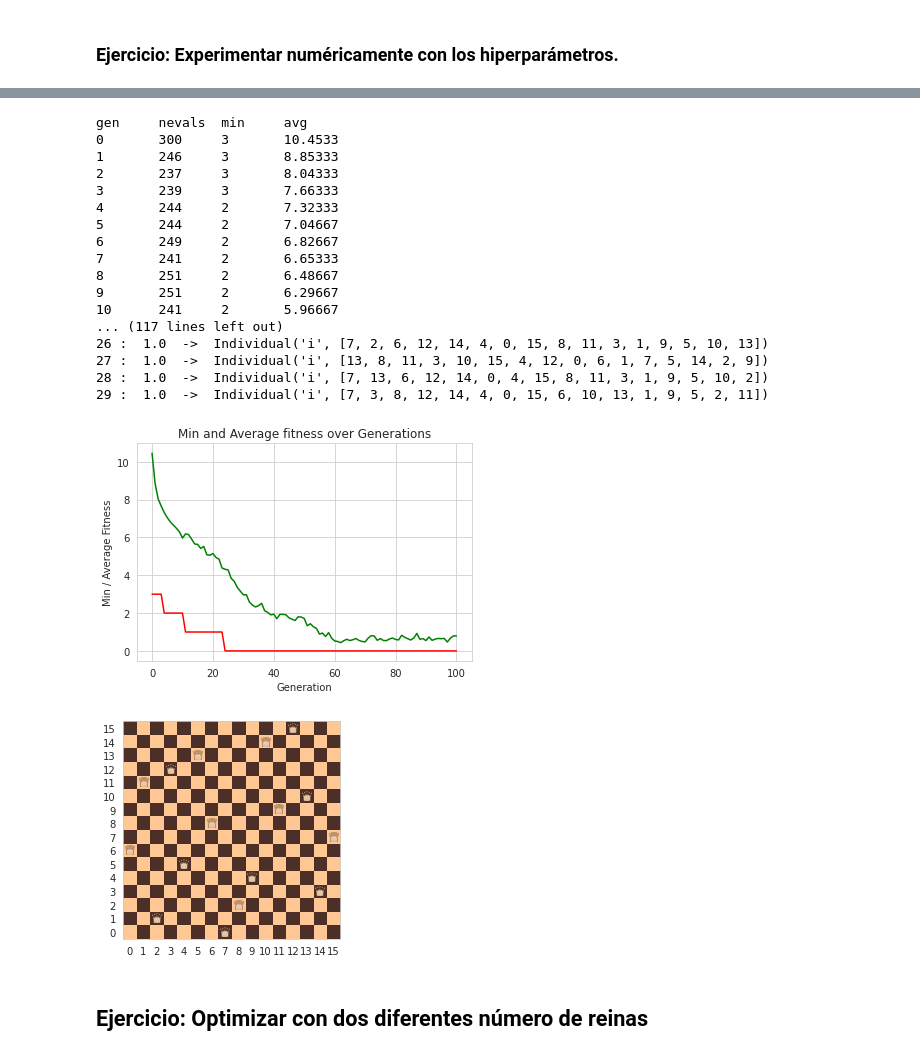
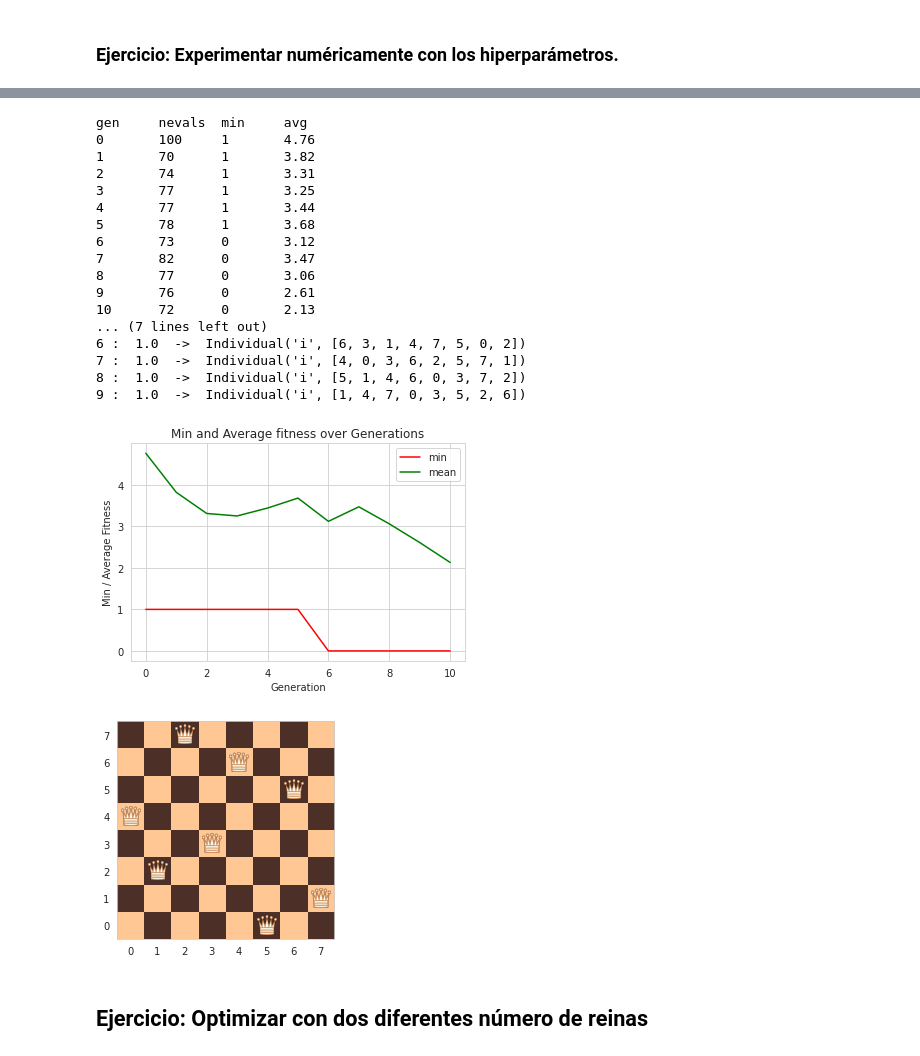
Before and after one commit to igomezv/ComputoEvolutivo, a Jupyter notebook: 6_4_DEAP.ipynb, the cells around one changed output, grey strips where cells are left out. Drawn from its saved outputs; the diff is of its cells as text; code cells hidden in the pictures.

```diff
--- a/6_4_DEAP.ipynb
+++ b/6_4_DEAP.ipynb
@@ -282,10 +282,10 @@ class NQueensProblem:
 ONE_MAX_LENGTH = 100  # length of bit string to be optimized
 
 # Genetic Algorithm constants:
-POPULATION_SIZE = 200
+POPULATION_SIZE = 100
 P_CROSSOVER = 0.9  # probability for crossover
 P_MUTATION = 0.1   # probability for mutating an individual
-MAX_GENERATIONS = 50
+MAX_GENERATIONS = 20
 
 
 # set the random seed:
@@ -352,11 +352,12 @@ def main():
 
     # plot statistics:
     sns.set_style("whitegrid")
-    plt.plot(maxFitnessValues, color='red')
-    plt.plot(meanFitnessValues, color='green')
+    plt.plot(maxFitnessValues, color='red', label='max')
+    plt.plot(meanFitnessValues, color='green', label='mean')
     plt.xlabel('Generation')
     plt.ylabel('Max / Average Fitness')
     plt.title('Max and Average Fitness over Generations')
+    plt.legend()
     plt.show()
 
 
@@ -386,10 +389,10 @@ gen     nevals  max     avg
 ONE_MAX_LENGTH = 100  # length of bit string to be optimized
 
 # Genetic Algorithm constants:
-POPULATION_SIZE = 200
+POPULATION_SIZE = 100
 P_CROSSOVER = 0.9  # probability for crossover
 P_MUTATION = 0.1   # probability for mutating an individual
-MAX_GENERATIONS = 50
+MAX_GENERATIONS = 20
 HALL_OF_FAME_SIZE = 10
 
 
@@ -516,10 +519,10 @@ import seaborn as sns
 knapsack = Knapsack01Problem(maxcapacity=500)
 
 # Genetic Algorithm constants:
-POPULATION_SIZE = 50
-P_CROSSOVER = 0.9  # probability for crossover
-P_MUTATION = 0.1   # probability for mutating an individual
-MAX_GENERATIONS = 50
+POPULATION_SIZE = 20
+P_CROSSOVER = 0.8 # probability for crossover
+P_MUTATION = 0.05 # probability for mutating an individual
+MAX_GENERATIONS = 100
 HALL_OF_FAME_SIZE = 1
 
 
@@ -647,13 +650,13 @@ import seaborn as sns
 
 
 # problem constants:
-NUM_OF_QUEENS = 16
+NUM_OF_QUEENS = 8
 
 # Genetic Algorithm constants:
-POPULATION_SIZE = 300
-MAX_GENERATIONS = 100
-HALL_OF_FAME_SIZE = 30
-P_CROSSOVER = 0.9  # probability for crossover
+POPULATION_SIZE = 100
+MAX_GENERATIONS = 10
+HALL_OF_FAME_SIZE = 10
+P_CROSSOVER = 0.8  # probability for crossover
 P_MUTATION = 0.1   # probability for mutating an individual
 
 # set the random seed for repeatable results
@@ -711,53 +714,54 @@ def main():
 
     # perform the Genetic Algorithm flow with hof feature added:
     population, logbook = elitism(population, toolbox, cxpb=P_CROSSOVER, mutpb=P_MUTATION,
                                               ngen=MAX_GENERATIONS, stats=stats, halloffame=hof, verbose=True)
 
     # print hall of fame members info:
     print("- Best solutions are:")
     for i in range(HALL_OF_FAME_SIZE):
         print(i, ": ", hof.items[i].fitness.values[0], " -> ", hof.items[i])
 
     # plot statistics:
     minFitnessValues, meanFitnessValues = logbook.select("min", "avg")
     plt.figure(1)
     sns.set_style("whitegrid")
-    plt.plot(minFitnessValues, color='red')
-    plt.plot(meanFitnessValues, color='green')
+    plt.plot(minFitnessValues, color='red', label='min')
+    plt.plot(meanFitnessValues, color='green', label='mean')
     plt.xlabel('Generation')
     plt.ylabel('Min / Average Fitness')
     plt.title('Min and Average fitness over Generations')
+    plt.legend()
 
     # plot best solution:
     sns.set_style("whitegrid", {'axes.grid' : False})
     nQueens.plotBoard(hof.items[0])
 
     # show both plots:
     plt.show()
 
 
 if __name__ == "__main__":
     main()
 # %% [output]
 gen     nevals  min     avg
-0       300     3       10.4533
-1       246     3       8.85333
-2       237     3       8.04333
-3       239     3       7.66333
-4       244     2       7.32333
-5       244     2       7.04667
-6       249     2       6.82667
-7       241     2       6.65333
-8       251     2       6.48667
-9       251     2       6.29667
-10      241     2       5.96667
-... (117 lines left out)
-26 :  1.0  ->  Individual('i', [7, 2, 6, 12, 14, 4, 0, 15, 8, 11, 3, 1, 9, 5, 10, 13])
-27 :  1.0  ->  Individual('i', [13, 8, 11, 3, 10, 15, 4, 12, 0, 6, 1, 7, 5, 14, 2, 9])
-28 :  1.0  ->  Individual('i', [7, 13, 6, 12, 14, 0, 4, 15, 8, 11, 3, 1, 9, 5, 10, 2])
-29 :  1.0  ->  Individual('i', [7, 3, 8, 12, 14, 4, 0, 15, 6, 10, 13, 1, 9, 5, 2, 11])
+0       100     1       4.76
+1       70      1       3.82
+2       74      1       3.31
+3       77      1       3.25
+4       77      1       3.44
+5       78      1       3.68
+6       73      0       3.12
+7       82      0       3.47
+8       77      0       3.06
+9       76      0       2.61
+10      72      0       2.13
+... (7 lines left out)
+6 :  1.0  ->  Individual('i', [6, 3, 1, 4, 7, 5, 0, 2])
+7 :  1.0  ->  Individual('i', [4, 0, 3, 6, 2, 5, 7, 1])
+8 :  1.0  ->  Individual('i', [5, 1, 4, 6, 0, 3, 7, 2])
+9 :  1.0  ->  Individual('i', [1, 4, 7, 0, 3, 5, 2, 6])
-[figure, old version]
+[figure, new version]
-[figure, old version]
+[figure, new version]
 # %% [markdown]
 ## Ejercicio: Optimizar con dos diferentes número de reinas
 # %% [markdown]
```
Also changed, not shown: parts of 9 cells of this notebook.
